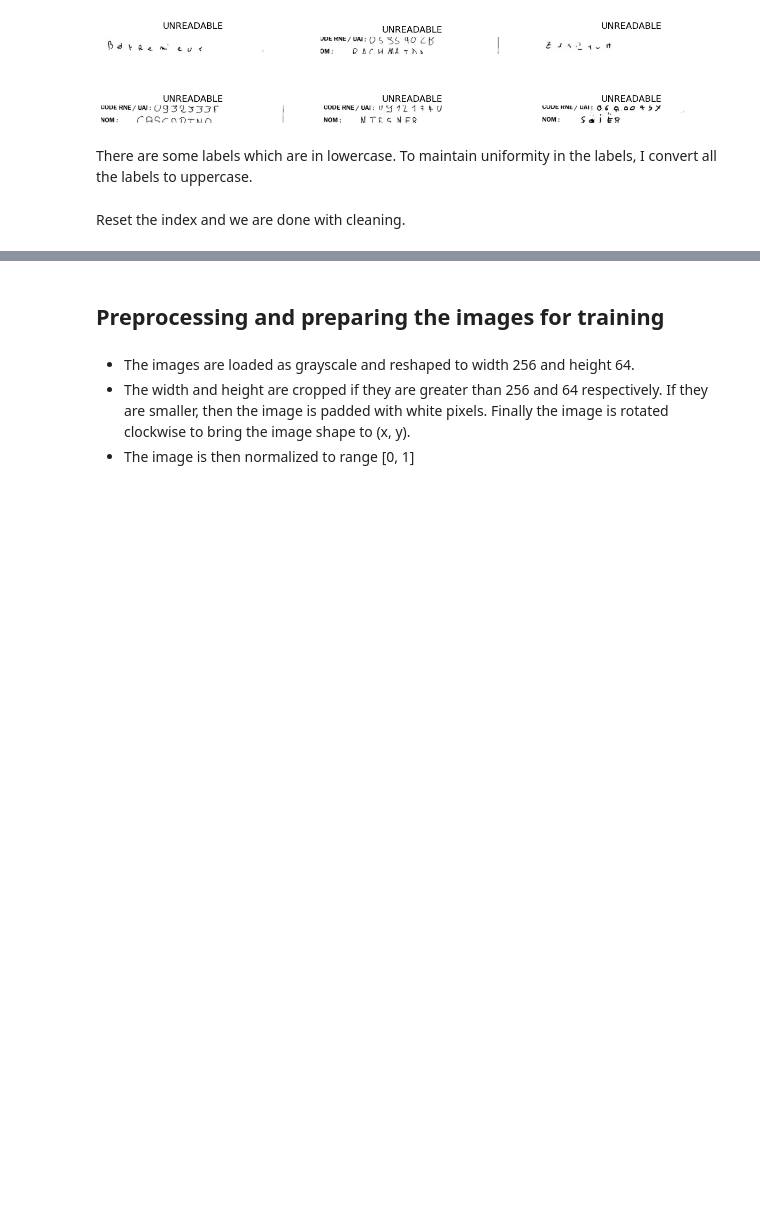
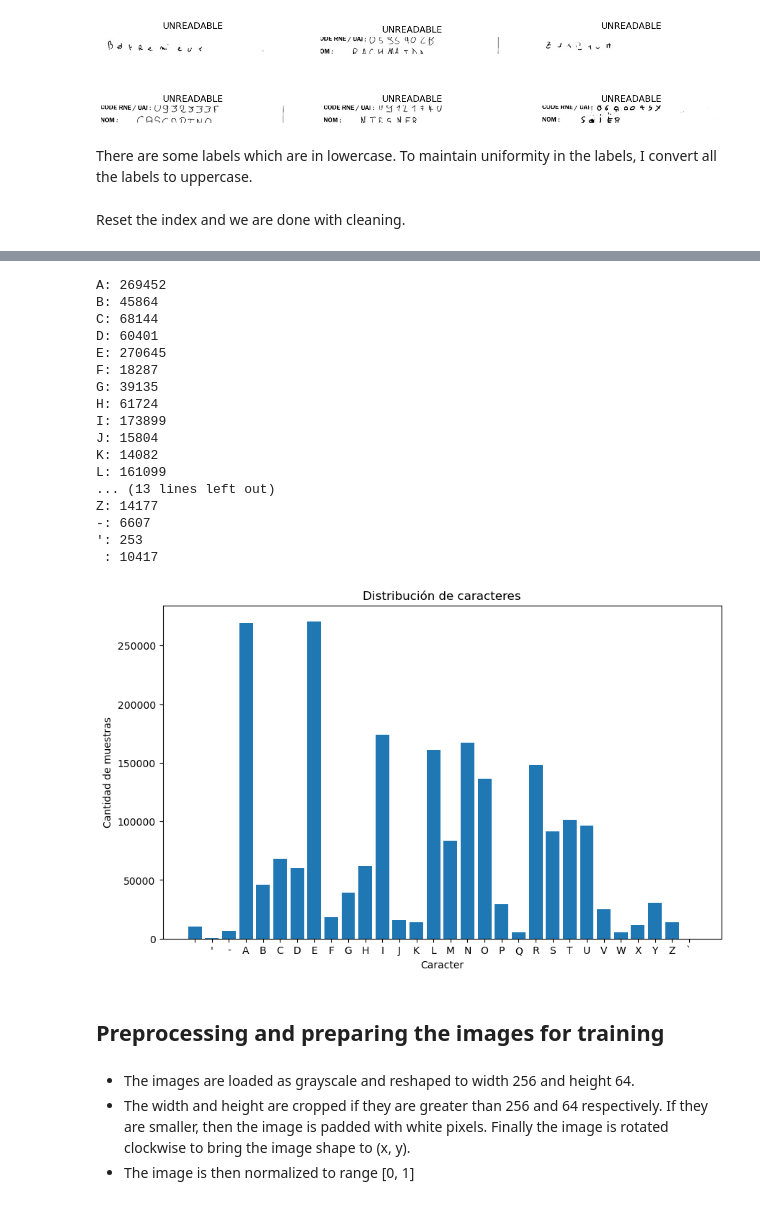
Before and after one commit to DCC-UAB/XNAPproject-grup_06, a Jupyter notebook: code/StartingPoint-handwriting-recognition-using-crnn-in-keras.ipynb, the cells around one changed output, grey strips where cells are left out. Drawn from its saved outputs; the diff is of its cells as text; code cells hidden in the pictures; blank space fills up the shorter version.

```diff
--- a/code/StartingPoint-handwriting-recognition-using-crnn-in-keras.ipynb
+++ b/code/StartingPoint-handwriting-recognition-using-crnn-in-keras.ipynb
@@ -85,3 +110,41 @@ valid.reset_index(inplace = True, drop=True)
+# %%
+from collections import Counter
+
+all_text = ''.join(train['IDENTITY'])
+
+letter_counts = Counter(all_text.upper())
+
+for letter in "ABCDEFGHIJKLMNOPQRSTUVWXYZ-' ":
+    count = letter_counts[letter]
+    print(f'{letter}: {count}')
+
+sorted_letter_counts = dict(sorted(letter_counts.items()))
+
+plt.figure(figsize=(10, 6))
+plt.bar(sorted_letter_counts.keys(), sorted_letter_counts.values())
+plt.title('Distribución de caracteres')
+plt.xlabel('Caracter')
+plt.ylabel('Cantidad de muestras')
+plt.show()
+# %% [output]
+A: 269452
+B: 45864
+C: 68144
+D: 60401
+E: 270645
+F: 18287
+G: 39135
+H: 61724
+I: 173899
+J: 15804
+K: 14082
+L: 161099
+... (13 lines left out)
+Z: 14177
+-: 6607
+': 253
+ : 10417
+[figure, added]
 # %% [markdown]
 ## Preprocessing and preparing the images for training
 # %% [markdown]
```
Also changed, not shown: parts of 11 cells of this notebook.
